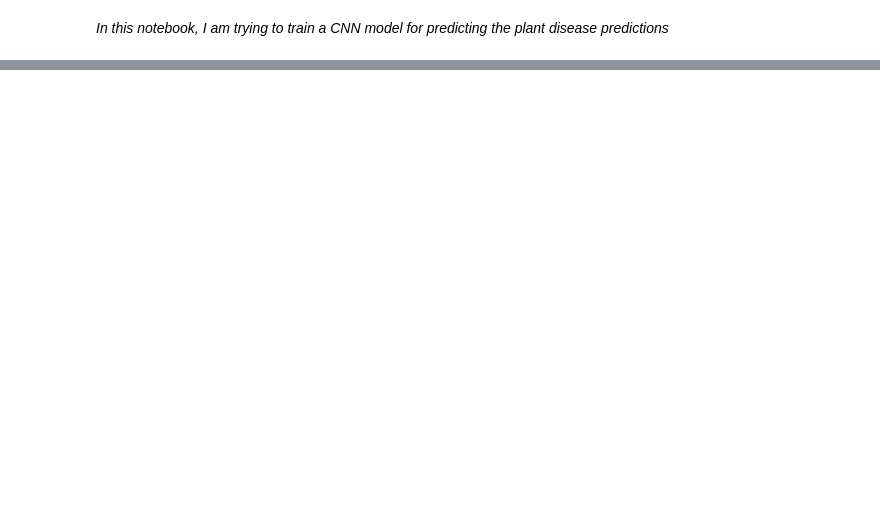
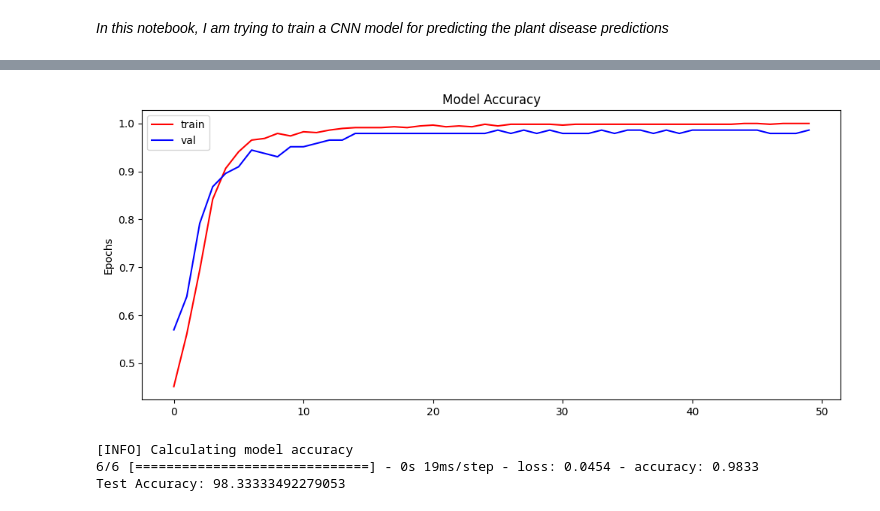
Before and after one commit to rohandawar/-daysforcoding, a Jupyter notebook: plant_disease_detection.ipynb, the cells around one changed output, grey strips where cells are left out. Drawn from its saved outputs; the diff is of its cells as text; code cells hidden in the pictures; blank space fills up the shorter version.

```diff
--- a/plant_disease_detection.ipynb
+++ b/plant_disease_detection.ipynb
@@ -38,0 +133,16 @@ from keras.utils import to_categorical
+# %%
+# Model
+
+model = Sequential()
+
+model.add(Conv2D(filters=32,kernel_size=(3,3), padding='same', input_shape=(256,256,3), activation='relu'))
+model.add(MaxPooling2D(pool_size=(3,3)))
+
+model.add(Conv2D(filters=16, kernel_size=(3,3), padding='same', activation='relu'))
+model.add(MaxPooling2D(pool_size=(2,2)))
+
+model.add(Flatten())
+model.add(Dense(8, activation='relu'))
+model.add(Dense(3, activation='softmax'))
+
+model.summary()
@@ -38,0 +167,17 @@ from keras.utils import to_categorical
+# %%
+# Compile the model
+model.compile(loss = 'categorical_crossentropy',
+                      optimizer=Adam(0.0001),
+                      metrics=['accuracy'])
+# %%
+# Spliting the data into train & Validation
+x_train, x_val,y_train,y_val = train_test_split(x_train,y_train, test_size=0.2)
+# %%
+# Training the Model
+epochs = 50
+batch_size = 128
+history = model.fit(x_train,
+                    y_train,
+                    batch_size=batch_size,
+                    epochs = epochs,
+                    validation_data = (x_val, y_val))
@@ -38,0 +217,21 @@ from keras.utils import to_categorical
+# %%
+# Plottinh the training history
+plt.figure(figsize=(12,5))
+plt.plot(history.history['accuracy'], color='r')
+plt.plot(history.history['val_accuracy'], color='b')
+plt.title('Model Accuracy')
+plt.ylabel('Accuracy')
+plt.ylabel('Epochs')
+plt.legend(['train', 'val'])
+plt.show()
+# %% [output]
+[figure, added]
+# %%
+# Model for Training History
+print('[INFO] Calculating model accuracy')
+scores = model.evaluate(x_test, y_test)
+print(f'Test Accuracy: {scores[1]*100}')
+# %% [output]
+[INFO] Calculating model accuracy
+6/6 [==============================] - 0s 19ms/step - loss: 0.0454 - accuracy: 0.9833
+Test Accuracy: 98.33333492279053
```
Also changed, not shown: parts of 21 cells of this notebook.
